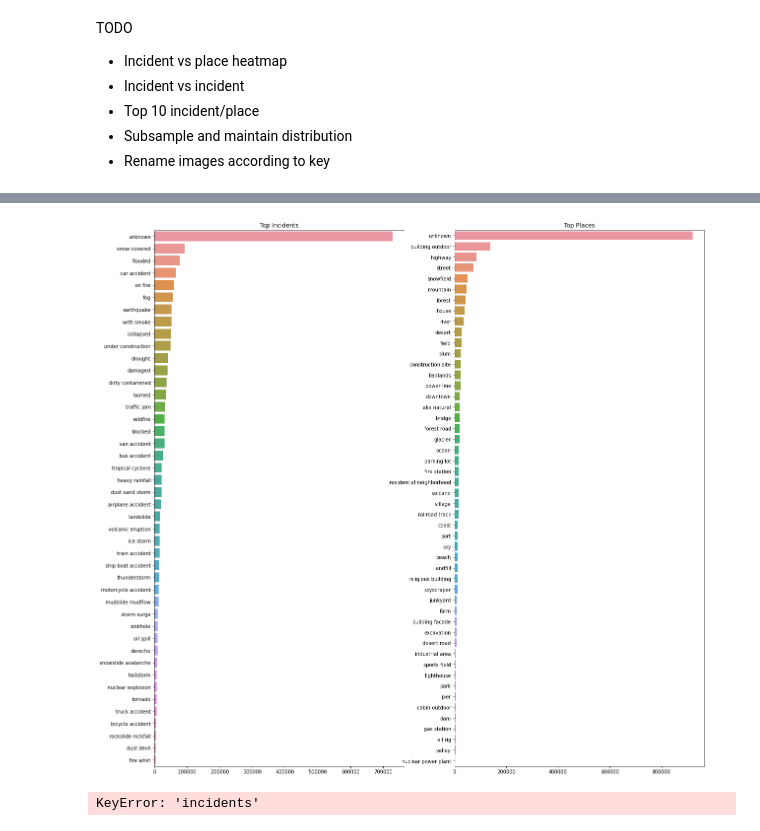
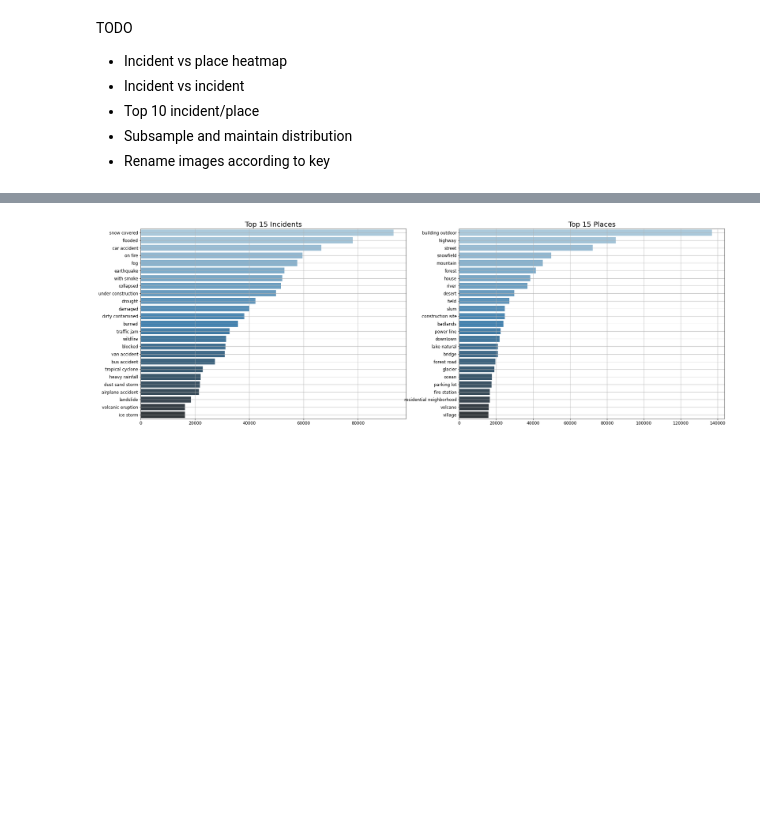
Before and after one commit to gguzzy/IncidentsDataset, a Jupyter notebook: preprocessing/visualize_dataset.ipynb, the cells around one changed output, grey strips where cells are left out. Cells and saved outputs as stored; diff of their text form; code cells hidden in the pictures; blank space fills up the shorter version.

Commit message:
Update data analysis notebooks

```diff
--- a/preprocessing/visualize_dataset.ipynb
+++ b/preprocessing/visualize_dataset.ipynb
@@ -4,4 +7,4 @@ import numpy as np
 # %%
-df = pd.read_pickle("../data/multi_label_train_v0.3.pkl")
+df = pd.read_pickle("../data/multi_label_train_v0.4.pkl")
 df
 # %% [output]
@@ -45,38 +48,27 @@ df[(df["incidents_list"] == "unknown") | (df["places_list"] == "unknown")]
 # %%
 # Get the counts of each incident and place by splitting the string with ", "
 # and then counting the number of times each incident or place appears
-incidents = df["incidents_list"].str.split(", ").explode().value_counts()
-places = df["places_list"].str.split(", ").explode().value_counts()
+incidents = df["incidents_list"].str.split(", ").explode().value_counts()[1:]
+places = df["places_list"].str.split(", ").explode().value_counts()[1:]
 
-# Plot the top 10 incidents and places
-import matplotlib.pyplot as plt
-import seaborn as sns
+# Only show the top 25 incidents and places
+incidents = incidents[:25]
+places = places[:25]
 
-
-fig, ax = plt.subplots(1, 2, figsize=(20, 20))
-sns.barplot(x=incidents.values, y=incidents.index, ax=ax[0])
-sns.barplot(x=places.values, y=places.index, ax=ax[1])
-ax[0].set_title("Top Incidents")
-ax[1].set_title("Top Places")
+# Plot incidents and places as a bar chart with a large font size
+fig, ax = plt.subplots(1, 2, figsize=(22, 10))
+sns.barplot(x=incidents.values, y=incidents.index, ax=ax[0], palette="Blues_d")
+sns.barplot(x=places.values, y=places.index, ax=ax[1], palette="Blues_d")
+ax[0].set_title("Top 15 Incidents", fontsize=20)
+ax[1].set_title("Top 15 Places", fontsize=20)
+# Make the font size of the x and y axis labels larger
+ax[0].tick_params(labelsize=12)
+ax[1].tick_params(labelsize=12)
+ax[0].grid()
+ax[1].grid()
 plt.show()
 # %% [output]
-[figure, old version]
+[figure, new version]
-# %%
-# Filter out rows where image_id is a number
-filtered_df = df[df.image_id.str.isnumeric() == False].copy()
-filtered_df
-
-filtered_df["incidents list"] = filtered_df["incidents"].apply(lambda x: ", ".join([k for k, v in dict(x).items() if v == 1]))
-filtered_df["incidents list"] = filtered_df["incidents list"].replace("", "unknown")
-
-filtered_df_2 = filtered_df.head(3).copy()
-filtered_df_2
-
-# Add new rows to the dataframe from incidents list
-df_tmp = pd.concat([filtered_df_2, filtered_df_2["incidents list"].str.split(", ", expand=True).stack().reset_index(level=1, drop=True).rename("incidents list")], axis=1)
-df_tmp
-# %% [output]
-KeyError: 'incidents'
 # %%
 df["Number of known incidents"] = df.incidents.apply(lambda x: len({k: v for k, v in dict(x).items() if v == 1}))
 df["Number of unknown incidents"] = df.incidents.apply(lambda x: len({k: v for k, v in dict(x).items() if v == 0}))
```
Also changed, not shown: parts of 7 cells of this notebook, 3 other files.
